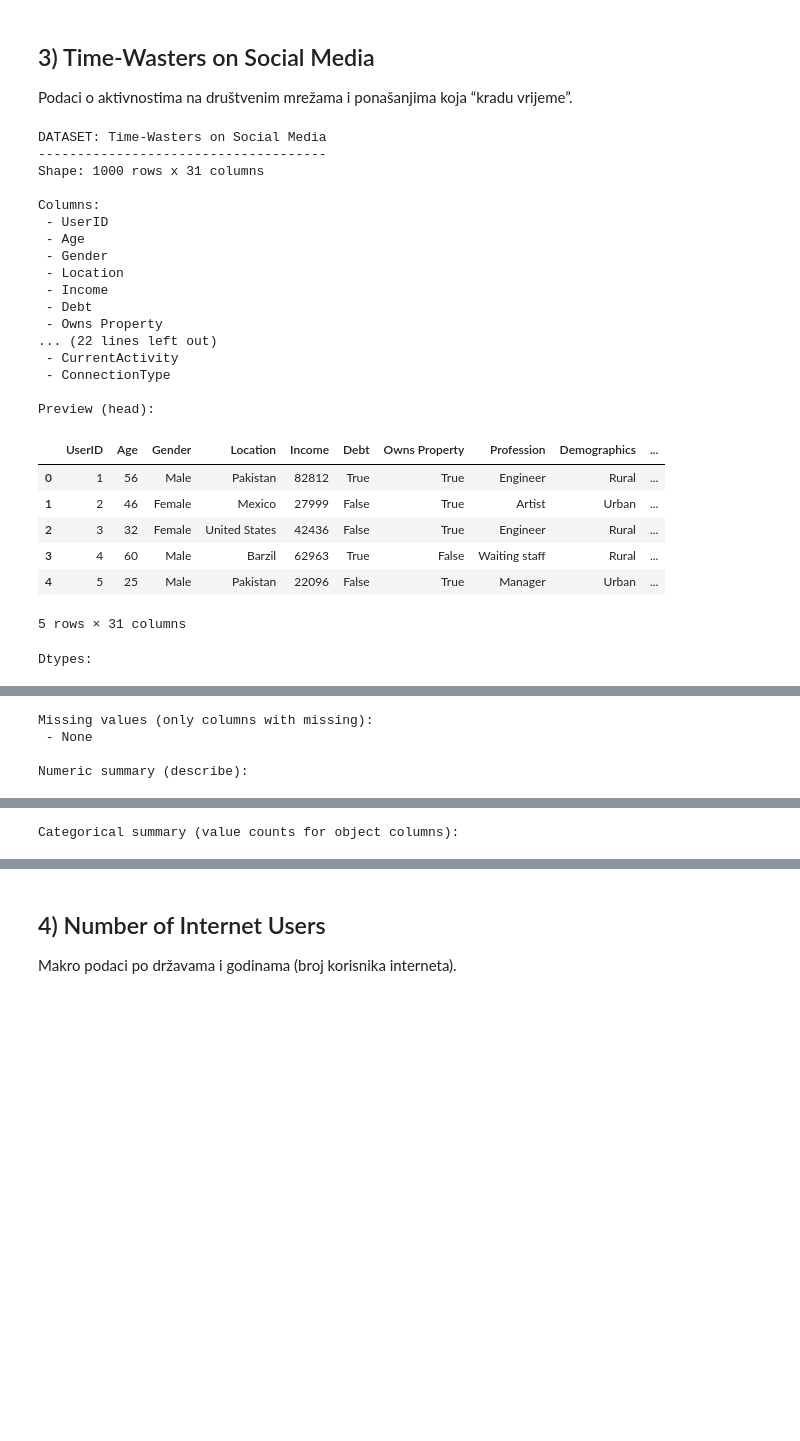
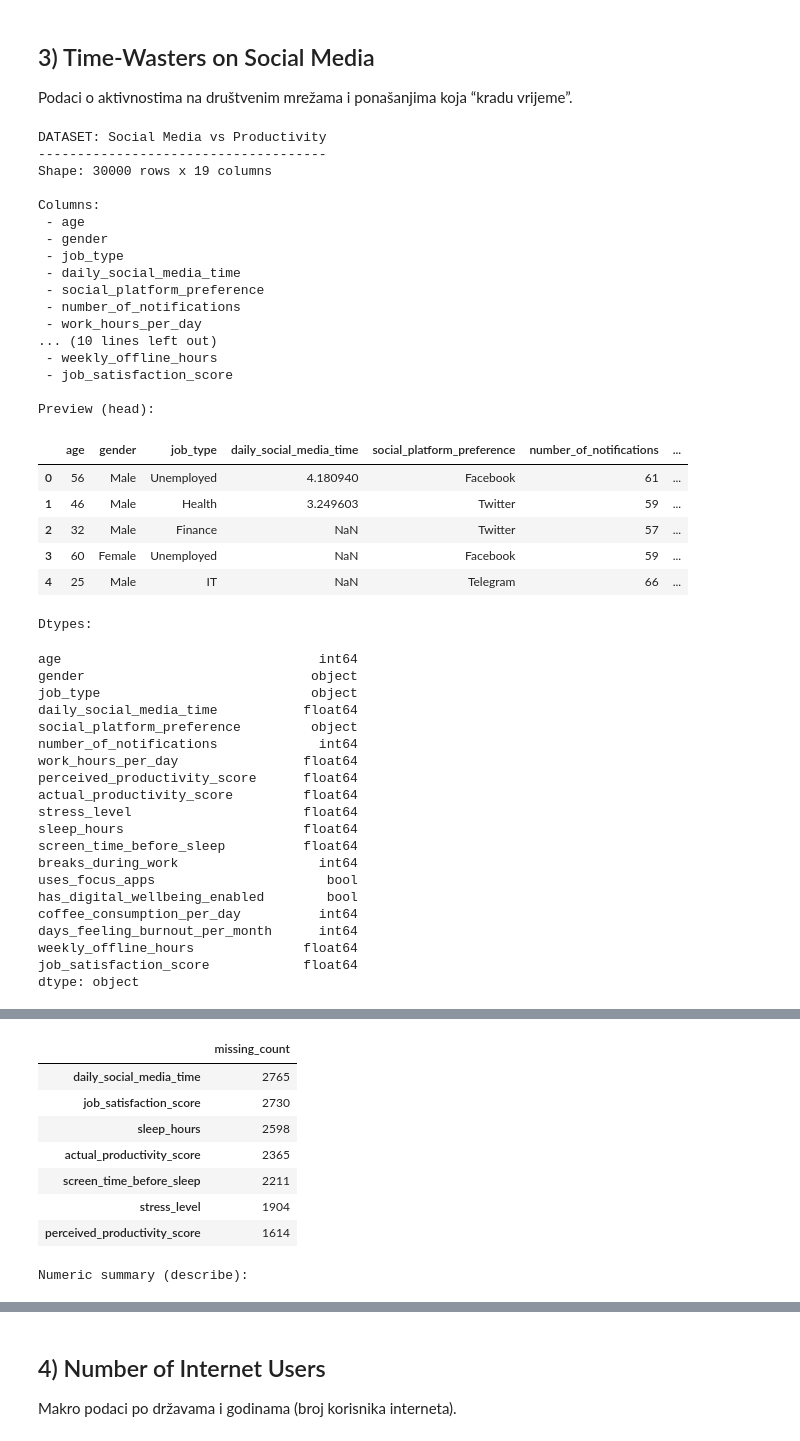
Before and after one commit to djasek21foi/PAP_PROJEKT, a Jupyter notebook: notebooks/01_data_collection.ipynb, the cells around one changed output, grey strips where cells are left out. Saved outputs shown, nothing was run; the diff lists cells and outputs as text; code cells hidden in the pictures; blank space fills up the shorter version.

```diff
--- a/notebooks/01_data_collection.ipynb
+++ b/notebooks/01_data_collection.ipynb
@@ -59,30 +87,53 @@ NameError: name 'smp' is not defined
 ## 3) Time-Wasters on Social Media
 Podaci o aktivnostima na društvenim mrežama i ponašanjima koja “kradu vrijeme”.
 # %%
-inspect_df(tw, "Time-Wasters on Social Media")
+PROJECT_ROOT = Path.cwd().parent
+DATA_RAW = PROJECT_ROOT / "data_raw"
+
+smp = pd.read_csv(DATA_RAW / "social_media_vs_productivity.csv")
+inspect_df(smp, "Social Media vs Productivity")
 # %% [output]
-DATASET: Time-Wasters on Social Media
+DATASET: Social Media vs Productivity
 -------------------------------------
-Shape: 1000 rows x 31 columns
+Shape: 30000 rows x 19 columns
 
 Columns:
- - UserID
- - Age
- - Gender
- - Location
- - Income
- - Debt
- - Owns Property
-... (22 lines left out)
- - CurrentActivity
- - ConnectionType
+ - age
+ - gender
+ - job_type
+ - daily_social_media_time
+ - social_platform_preference
+ - number_of_notifications
+ - work_hours_per_day
+... (10 lines left out)
+ - weekly_offline_hours
+ - job_satisfaction_score
 
 Preview (head):
-|  | UserID | Age | Gender | Location | Income | Debt | Owns Property | Profession | Demographics | ... |
-| 0 | 1 | 56 | Male | Pakistan | 82812 | True | True | Engineer | Rural | ... |
-| 1 | 2 | 46 | Female | Mexico | 27999 | False | True | Artist | Urban | ... |
-| 2 | 3 | 32 | Female | United States | 42436 | False | True | Engineer | Rural | ... |
-| 3 | 4 | 60 | Male | Barzil | 62963 | True | False | Waiting staff | Rural | ... |
-| 4 | 5 | 25 | Male | Pakistan | 22096 | False | True | Manager | Urban | ... |
+|  | age | gender | job_type | daily_social_media_time | social_platform_preference | number_of_notifications | ... |
+| 0 | 56 | Male | Unemployed | 4.180940 | Facebook | 61 | ... |
+| 1 | 46 | Male | Health | 3.249603 | Twitter | 59 | ... |
+| 2 | 32 | Male | Finance | NaN | Twitter | 57 | ... |
+| 3 | 60 | Female | Unemployed | NaN | Facebook | 59 | ... |
+| 4 | 25 | Male | IT | NaN | Telegram | 66 | ... |
-5 rows × 31 columns
+Dtypes:
-Dtypes:
+age                                 int64
+gender                             object
+job_type                           object
+daily_social_media_time           float64
+social_platform_preference         object
+number_of_notifications             int64
+work_hours_per_day                float64
+perceived_productivity_score      float64
+actual_productivity_score         float64
+stress_level                      float64
+sleep_hours                       float64
+screen_time_before_sleep          float64
+breaks_during_work                  int64
+uses_focus_apps                      bool
+has_digital_wellbeing_enabled        bool
+coffee_consumption_per_day          int64
+days_feeling_burnout_per_month      int64
+weekly_offline_hours              float64
+job_satisfaction_score            float64
+dtype: object
@@ -106,4 +141,9 @@ dtype: object
+|  | missing_count |
+| daily_social_media_time | 2765 |
+| job_satisfaction_score | 2730 |
+| sleep_hours | 2598 |
+| actual_productivity_score | 2365 |
+| screen_time_before_sleep | 2211 |
+| stress_level | 1904 |
+| perceived_productivity_score | 1614 |
-Missing values (only columns with missing):
- - None
-
 Numeric summary (describe):
@@ -127 +149,0 @@ Numeric summary (describe):
-Categorical summary (value counts for object columns):
```
Also changed, not shown: parts of 5 cells of this notebook.
